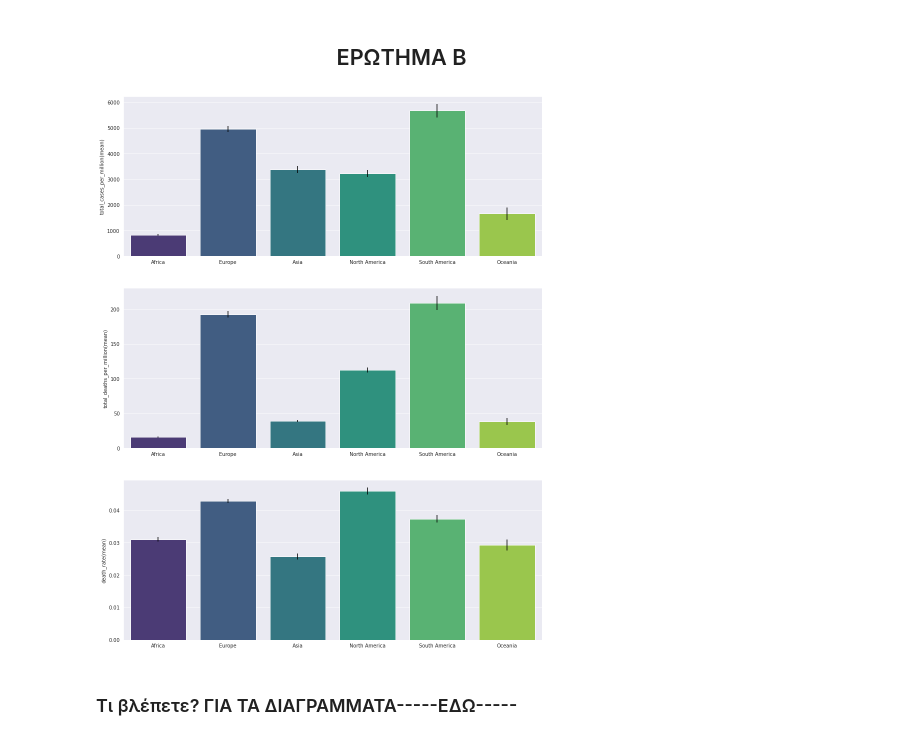
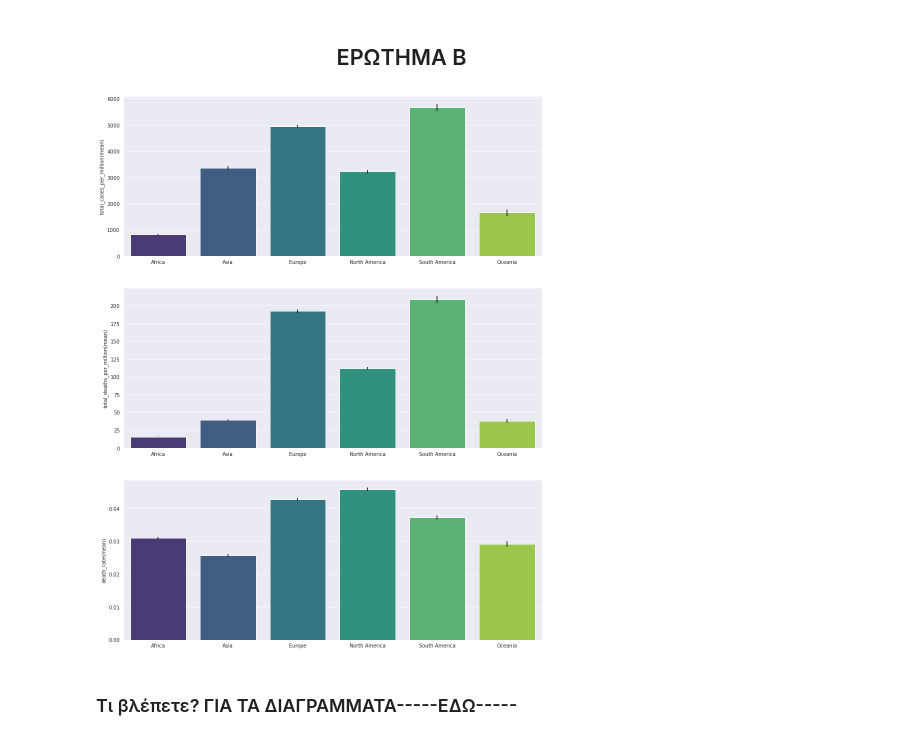
Before and after one commit to lkostakis/data-mining-covid19, a Jupyter notebook: ask4.ipynb, the cells around one changed output. Cells and saved outputs as stored; diff of their text form; code cells hidden in the pictures.

```diff
--- a/ask4.ipynb
+++ b/ask4.ipynb
@@ -274,35 +277,35 @@ df = pd.read_csv('/home/left/Desktop/dataMining/set1/owid-covid-data.csv', useco
 df['death_rate'] = df['total_deaths']/df['total_cases']
 
 
 means_per_continent = []
 error_per_continent = []
-continents = ['Africa', 'Europe', 'Asia', 'North America', 'South America', 'Oceania']
+continents = ['Africa', 'Asia', 'Europe', 'North America', 'South America', 'Oceania']
 
 # Find means for the columns we need
 for i in continents:
     df_per_continent = df.loc[df.continent == i]
     means_per_continent.append([df_per_continent['total_cases_per_million'].mean(),
                                 df_per_continent['total_deaths_per_million'].mean(),
                                 df_per_continent['death_rate'].mean()])
     error_per_continent.append([df_per_continent['total_cases_per_million'].sem(),
                                 df_per_continent['total_deaths_per_million'].sem(),
                                 df_per_continent['death_rate'].sem()])
 
 # Create the DataFrame
 df2 = pd.DataFrame(means_per_continent,
                    index =continents,
                    columns = ['total_cases_per_million(mean)', 'total_deaths_per_million(mean)', 'death_rate(mean)'])
 
 # Display the bar plots with error bars
 sns.set_style("darkgrid")
 fig = plt.figure(figsize=(15,20))
 for i in range(3):
-    sem_error = [2*x[i] for x in error_per_continent]
+    sem_error = [x[i] for x in error_per_continent]
     plt.subplot(3,1,i+1)
     if i==0: g =sns.barplot(x= continents, y= 'total_cases_per_million(mean)', data= df2, yerr = sem_error, palette='viridis')
     elif i==1: g =sns.barplot(x= continents, y= 'total_deaths_per_million(mean)', data= df2, yerr = sem_error, palette='viridis')
     else: g =sns.barplot(x= continents, y= 'death_rate(mean)', data= df2, yerr= sem_error, palette='viridis')
 # %% [output]
-[figure, old version]
+[figure, new version]
 # %% [markdown]
 ###  Τι βλέπετε? ΓΙΑ ΤΑ ΔΙΑΓΡΑΜΜΑΤΑ-----ΕΔΩ-----
```
Also changed, not shown: parts of 13 cells of this notebook.
